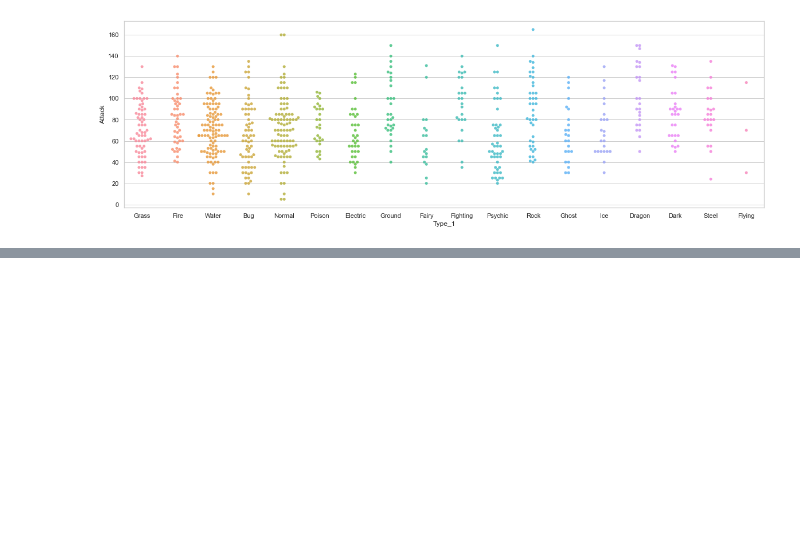
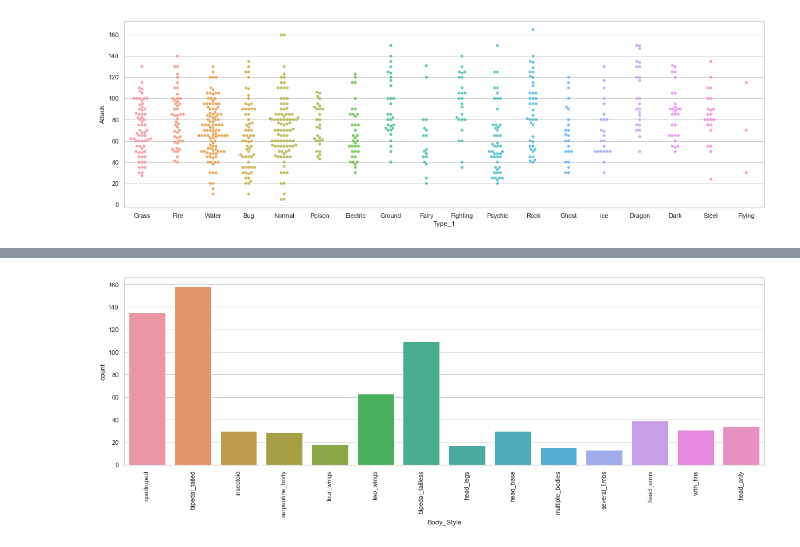
Before and after one commit to Letstry2code/Python-Basic, a Jupyter notebook: Data analysis/data_analysis2.ipynb, the cells around one changed output, grey strips where cells are left out. Cells and saved outputs as stored; diff of their text form; code cells hidden in the pictures; blank space fills up the shorter version.

```diff
--- a/Data analysis/data_analysis2.ipynb
+++ b/Data analysis/data_analysis2.ipynb
@@ -74,0 +171,7 @@ sns.swarmplot(x='Type_1',y='Attack',data=df,alpha=0.8)
+# %%
+plt.figure(figsize=(20,6))
+sns.countplot(x='Body_Style',data=df)
+plt.xticks(rotation=90)
+plt.show()
+# %% [output]
+[figure, added]
```
Also changed, not shown: parts of 30 cells of this notebook.
